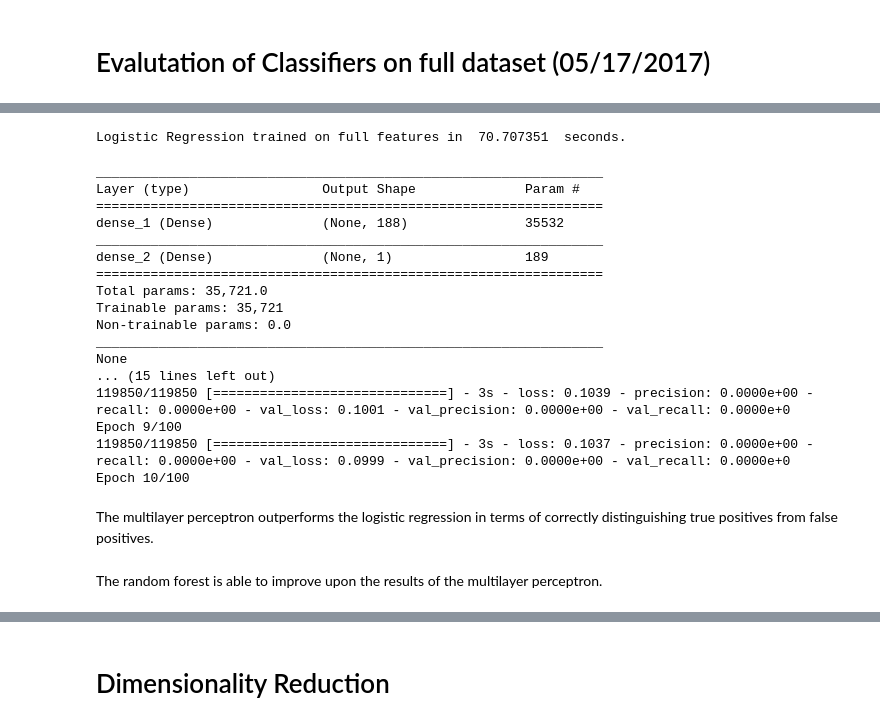
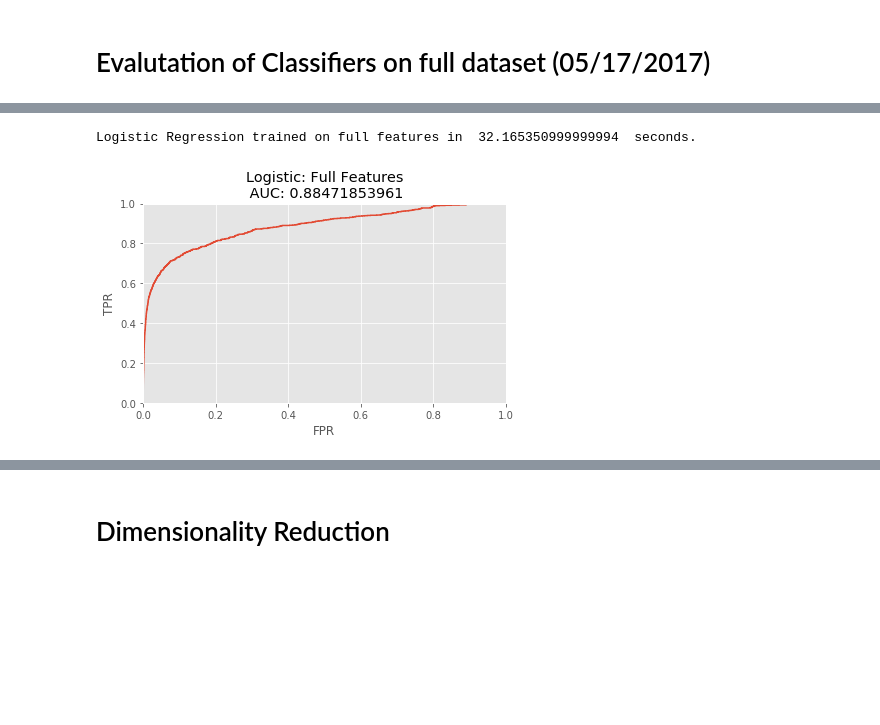
Before and after one commit to wderekjones/protein_binding, a Jupyter notebook: Classification_Dim_Reduction.ipynb, the cells around one changed output, grey strips where cells are left out. Cells and saved outputs as stored; diff of their text form; code cells hidden in the pictures; blank space fills up the shorter version.

```diff
--- a/Classification_Dim_Reduction.ipynb
+++ b/Classification_Dim_Reduction.ipynb
@@ -5,12 +5,17 @@ The following are details of my experiments using the Random Forest, Logistic Re
 # %%
 import time
+import numpy as np
+random_state = 1
+np.random.seed(random_state)
 import pandas as pd
 import matplotlib
 import matplotlib as mpl
 import matplotlib.pyplot as plt
+plt.style.use('ggplot')
 import matplotlib.cm as cm
-%matplotlib notebook
-matplotlib.style.use('ggplot')
+import time
+from mpl_toolkits.mplot3d import Axes3D
+%matplotlib inline
 
 from sklearn.ensemble import RandomForestClassifier
 from sklearn.linear_model import LogisticRegression
@@ -18,19 +23,28 @@ from sklearn.model_selection import train_test_split
 from sklearn.manifold import Isomap
 from sklearn.cluster import KMeans
 from sklearn.svm import SVC
+from sklearn.decomposition import PCA
+from sklearn.preprocessing import normalize
+from sklearn.metrics import mean_squared_error
 from utils import load_data_h5, combine_positive_negative_data, generate_report
 from keras_utils import precision, recall
+import keras.backend as K
 from keras import losses
 from keras.models import Sequential
 from keras.layers import Dense
-from keras.optimizers import Adam
+from keras import optimizers
 from keras.callbacks import EarlyStopping
+from keras_utils import generate_report_keras
+from keras.layers import Input, Dense, BatchNormalization
+from keras.models import Model
+from keras import objectives
+from keras import optimizers
+from keras.callbacks import ModelCheckpoint, EarlyStopping
+from keras.layers.advanced_activations import LeakyReLU, PReLU
+from sklearn.preprocessing import normalize
 
 
 
-
-
-plt.clf()
 norm = mpl.colors.Normalize(vmin=0, vmax=1)
 cmap = cm.Spectral
 m = cm.ScalarMappable(norm=norm, cmap=cmap)
@@ -63,45 +77,10 @@ Train-Test split completed in  0.09862500000000018  seconds.
 # %%
-logistic0 = LogisticRegression(random_state=random_state)
+logistic = LogisticRegression(random_state=random_state)
 t5 = time.clock()
-logistic0.fit(X_train, y_train)
+logistic.fit(X_train, y_train)
 print ("Logistic Regression trained on full features in ", (time.clock() - t5), " seconds.")
-logistic_preds0 = logistic0.predict(X_test)
-generate_report("Logistic: Full Features", logistic0, X_test, y_test)
+logistic_preds = logistic.predict(X_test)
+generate_report("Logistic: Full Features", logistic, X_test, y_test)
 # %% [output]
-Logistic Regression trained on full features in  70.707351  seconds.
+Logistic Regression trained on full features in  32.165350999999994  seconds.
+[figure, added]
-# %%
-from keras_utils import generate_report_keras
-model0 = Sequential()
-
-model0.add(Dense(X_train.shape[1], input_shape=(X_train.shape[1],), activation='sigmoid'))
-model0.add(Dense(1, activation='sigmoid'))
-
-
-model0.compile(optimizer=Adam(lr=1e-4), loss=losses.binary_crossentropy, metrics=[precision, recall])
-
-print(model0.summary())
-t7 = time.clock()
-model0.fit(X_train, y_train, batch_size=1000, epochs=100, validation_split=0.25, callbacks=[EarlyStopping()])
-print ("MLP trained on full features in ", (time.clock() - t7), " seconds")
-
-generate_report_keras("MLP: Full Features", model0, X_test, y_test)
-# %% [output]
-_________________________________________________________________
-Layer (type)                 Output Shape              Param #
-=================================================================
-dense_1 (Dense)              (None, 188)               35532
-_________________________________________________________________
-dense_2 (Dense)              (None, 1)                 189
-=================================================================
-Total params: 35,721.0
-Trainable params: 35,721
-Non-trainable params: 0.0
-_________________________________________________________________
-None
-... (15 lines left out)
-119850/119850 [==============================] - 3s - loss: 0.1039 - precision: 0.0000e+00 - recall: 0.0000e+00 - val_loss: 0.1001 - val_precision: 0.0000e+00 - val_recall: 0.0000e+0
-Epoch 9/100
-119850/119850 [==============================] - 3s - loss: 0.1037 - precision: 0.0000e+00 - recall: 0.0000e+00 - val_loss: 0.0999 - val_precision: 0.0000e+00 - val_recall: 0.0000e+0
-Epoch 10/100
-# %% [markdown]
-The multilayer perceptron outperforms the logistic regression in terms of correctly distinguishing true positives from false positives.
@@ -115,2 +86,0 @@ generate_report("Random Forest: Full Features", rforest0, X_test, y_test)
-# %% [markdown]
-The random forest is able to improve upon the results of the multilayer perceptron.
```
Also changed, not shown: parts of 16 cells of this notebook, 1 other file.
